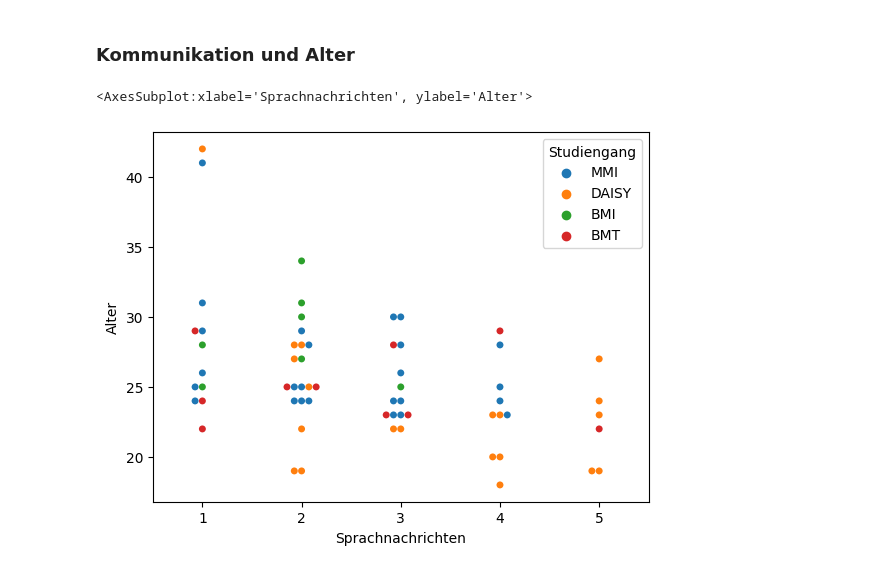
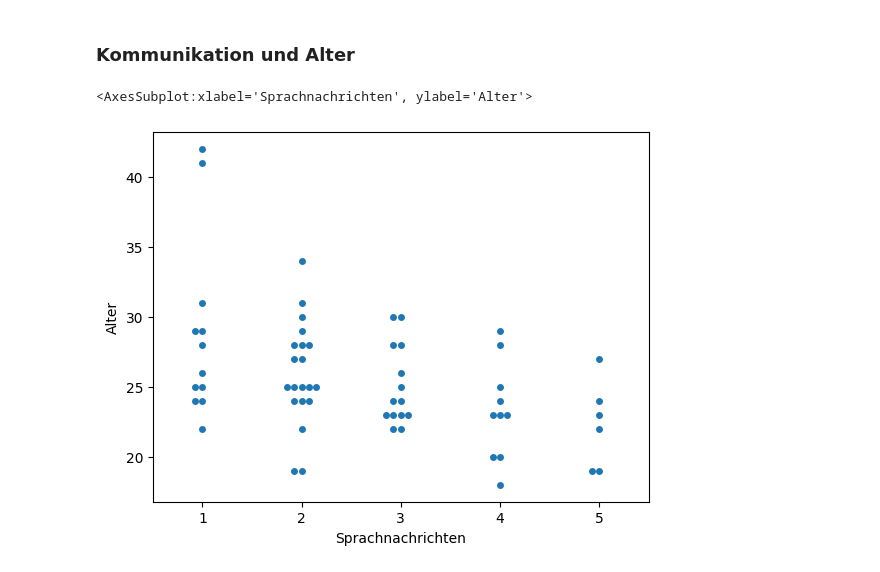
Before and after one commit to JulianCatnip/StudentMatcher, a Jupyter notebook: 02_Korrelationsanalyse.ipynb, the cells around one changed output. Drawn from its saved outputs; the diff is of its cells as text; code cells hidden in the pictures.

```diff
--- a/02_Korrelationsanalyse.ipynb
+++ b/02_Korrelationsanalyse.ipynb
@@ -228,7 +212,7 @@ sb.violinplot(data=data, x="Wassersport", y="Naturwissenschaften", hue="Geschlec
 # %% [markdown]
 ### Kommunikation und Alter
 # %%
-sb.swarmplot(data=data, x="Sprachnachrichten", y="Alter", hue="Studiengang")
+sb.swarmplot(data=data, x="Sprachnachrichten", y="Alter")
 # %% [output]
 <AxesSubplot:xlabel='Sprachnachrichten', ylabel='Alter'>
-[figure, old version]
+[figure, new version]
```
Also changed, not shown: parts of 17 cells of this notebook.
